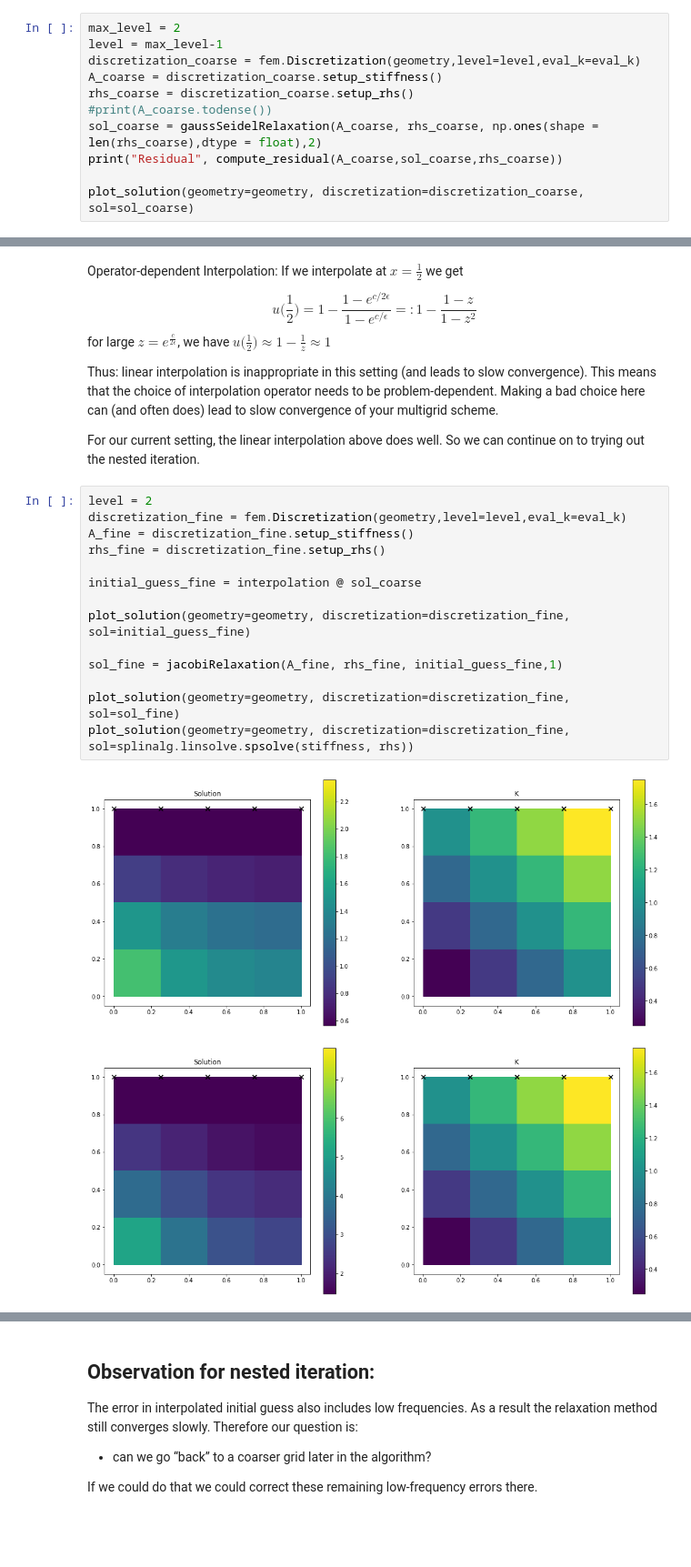
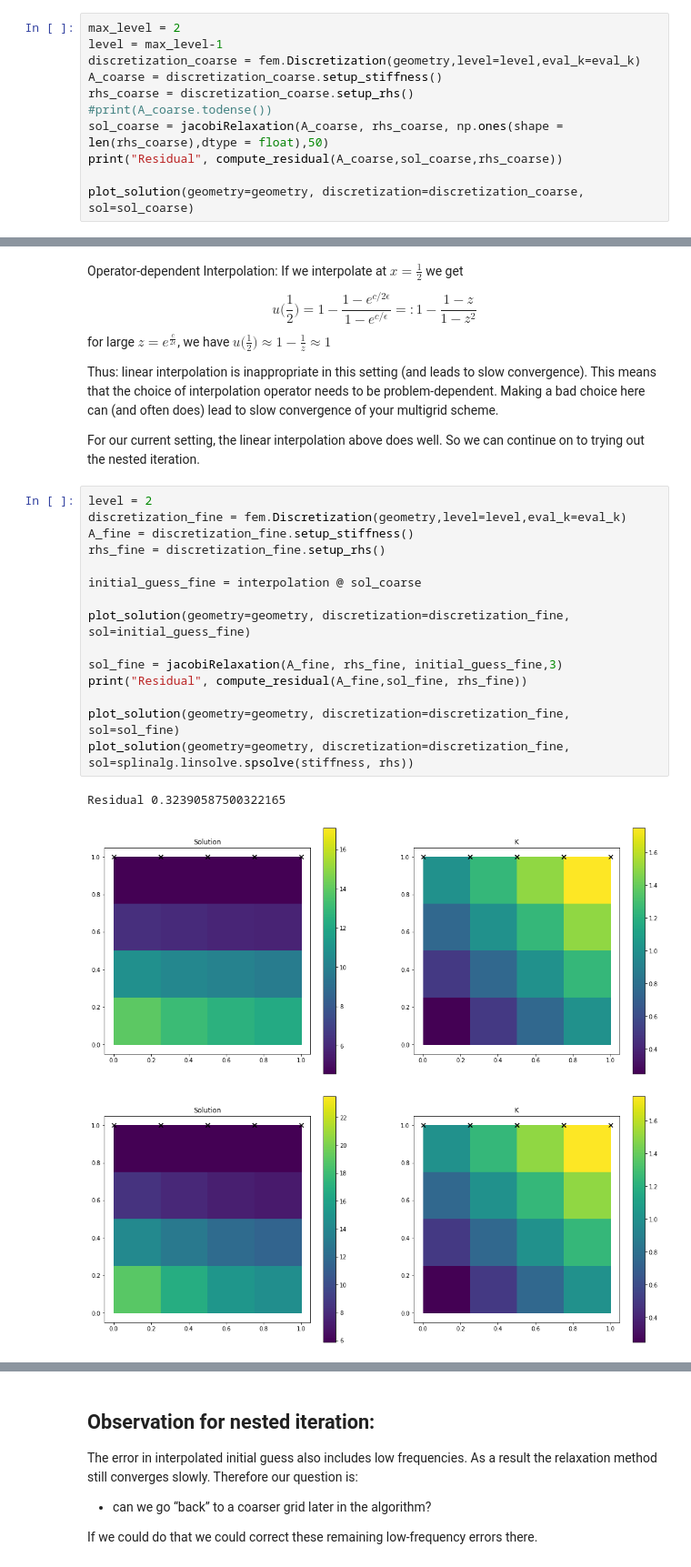
Before and after one commit to wenceorg/comp4187, a Jupyter notebook: code/2DMultigrid.ipynb, the cells around one changed output, grey strips where cells are left out. Shown: that part at 91% size. Cells and saved outputs as stored; diff of their text form; blank space fills up the shorter version.

```diff
--- a/code/2DMultigrid.ipynb
+++ b/code/2DMultigrid.ipynb
@@ -343,7 +343,7 @@ discretization_coarse = fem.Discretization(geometry,level=level,eval_k=eval_k)
 A_coarse = discretization_coarse.setup_stiffness()
 rhs_coarse = discretization_coarse.setup_rhs()
 #print(A_coarse.todense())
-sol_coarse = gaussSeidelRelaxation(A_coarse, rhs_coarse, np.ones(shape = len(rhs_coarse),dtype = float),2)
+sol_coarse = jacobiRelaxation(A_coarse, rhs_coarse, np.ones(shape = len(rhs_coarse),dtype = float),50)
 print("Residual", compute_residual(A_coarse,sol_coarse,rhs_coarse))
 
 plot_solution(geometry=geometry, discretization=discretization_coarse, sol=sol_coarse)
@@ -598,20 +600,22 @@ For our current setting, the linear interpolation above does well. So we can con
 # %%
 level = 2
 discretization_fine = fem.Discretization(geometry,level=level,eval_k=eval_k)
 A_fine = discretization_fine.setup_stiffness()
 rhs_fine = discretization_fine.setup_rhs()
 
 initial_guess_fine = interpolation @ sol_coarse
 
 plot_solution(geometry=geometry, discretization=discretization_fine, sol=initial_guess_fine)
 
-sol_fine = jacobiRelaxation(A_fine, rhs_fine, initial_guess_fine,1)
+sol_fine = jacobiRelaxation(A_fine, rhs_fine, initial_guess_fine,3)
+print("Residual", compute_residual(A_fine,sol_fine, rhs_fine))
 
 plot_solution(geometry=geometry, discretization=discretization_fine, sol=sol_fine)
 plot_solution(geometry=geometry, discretization=discretization_fine, sol=splinalg.linsolve.spsolve(stiffness, rhs))
 # %% [output]
+Residual 0.32390587500322165
-[figure, old version]
+[figure, new version]
-[figure, old version]
+[figure, new version]
 [figure]
 # %% [markdown]
 ## Observation for nested iteration:
```
Also changed, not shown: parts of 4 cells of this notebook, 10 other files.
